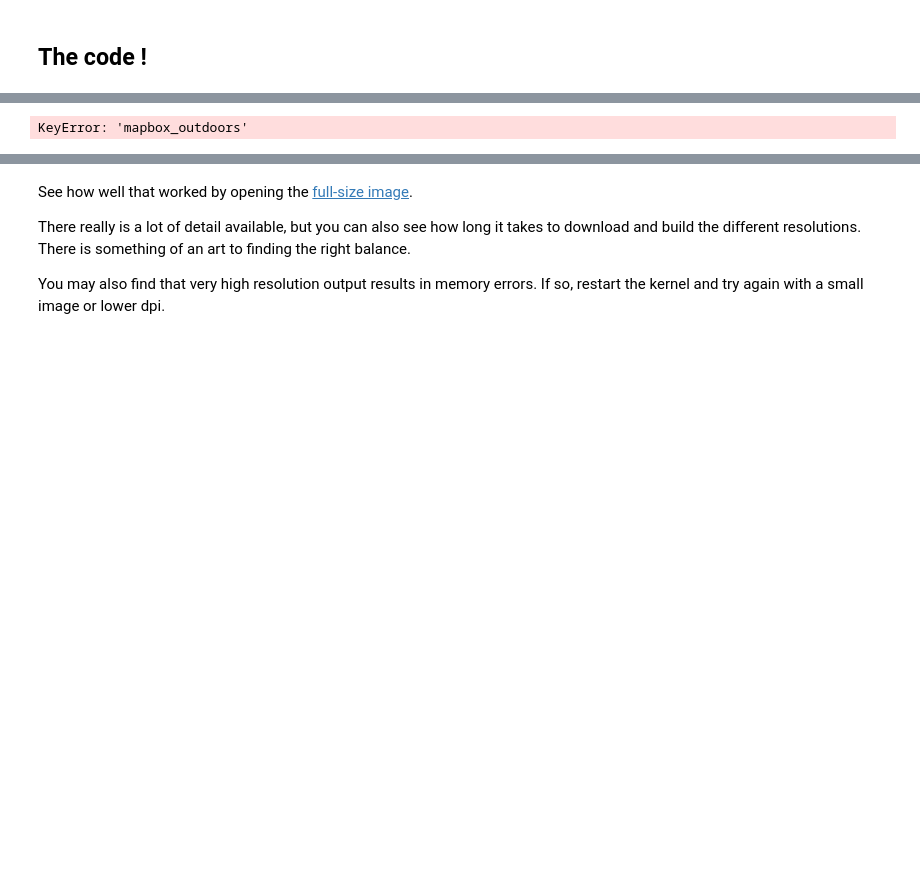
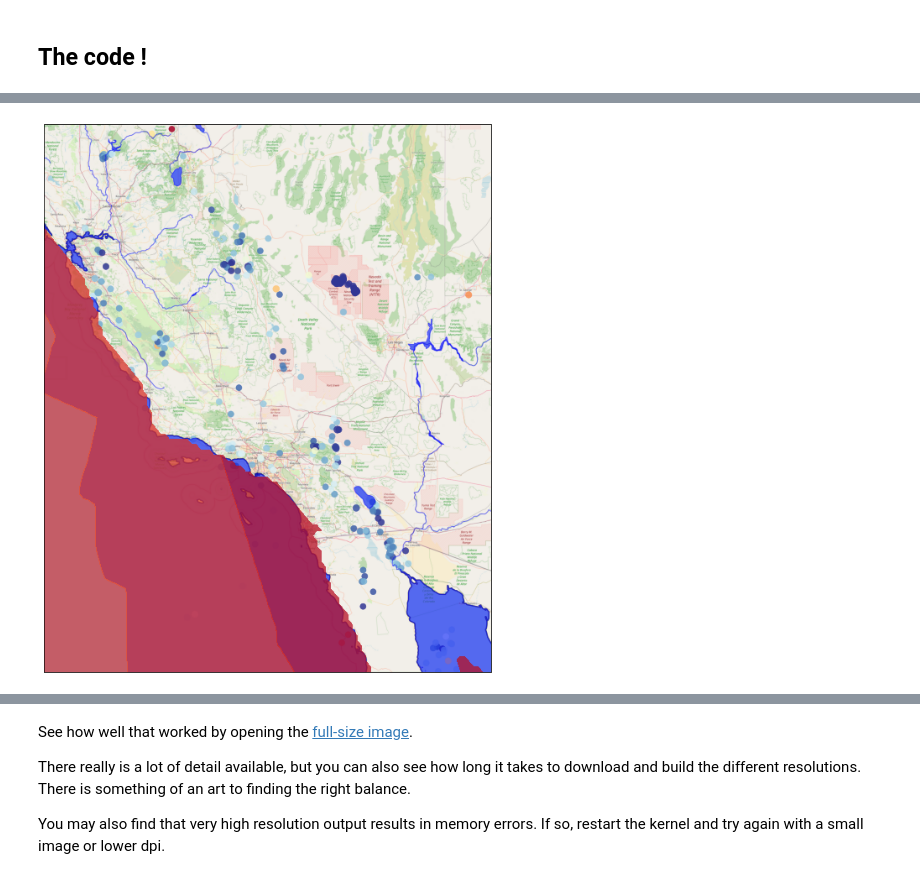
Before and after one commit to ANU-RSES-Education/EMSC-4033-2022-assignment-Group3, a Jupyter notebook: Ana/MapMaker.ipynb, the cells around one changed output, grey strips where cells are left out. Drawn from its saved outputs; the diff is of its cells as text; code cells hidden in the pictures; blank space fills up the shorter version.

```diff
--- a/Ana/MapMaker.ipynb
+++ b/Ana/MapMaker.ipynb
@@ -70,34 +78,34 @@ Remote and local file size both 21.99 MB, skipping - global_age_data.3.6.z.npz
 # %%
 ## specify some shapefile data (?)
 # %%
-map_tiles = map_tiles_dictionary[basemap_name]
+map_tiles = map_tiles_dictionary["open_street_map"]
 
 fig = plt.figure(figsize=(12, 12), facecolor="none")
 
 # Create a GeoAxes in the tile's projection.
 ax = plt.axes(projection=map_tiles.crs)
 
 # Set the size of the map
 ax.set_extent(map_extent)
 # Add the on-demand image - the second argument is the resolution and needs to be balanced with the
 # size of the area the map covers.
 
 ax.add_image(map_tiles, 8)
 ax.add_feature(coastline, linewidth=1.5,  edgecolor="Black", zorder=1, alpha=0.5)
 for feature in water_features:
     ax.add_feature(feature,    linewidth=1.0,  edgecolor="Blue",  zorder=2, alpha=0.5)
 
 ## Add point data (lon, lat,colormapped variable, size variable)
 ax.scatter(point_data[:,0], point_data[:,1], 10.0* point_data[:,3], c=point_data[:,2], marker='o',
                cmap=cm.RdYlBu_r, alpha = 0.85, linewidth=0.5, transform=ccrs.Geodetic())
 
 
 ## Add raster data as contours
 
 cf = ax.contourf(raster[:,:,0], raster[:,:,1], raster[:,:,2],
          levels = np.arange(0.5,250,10), vmin=0, vmax=150,
          transform=ccrs.PlateCarree(),  cmap="RdYlBu",zorder=2, alpha=0.75)
 # %% [output]
-KeyError: 'mapbox_outdoors'
+[figure, added]
 # %%
 fig.savefig("LA_Basin_Map.png", dpi=600)
```
Also changed, not shown: parts of 3 cells of this notebook, 1 other file.
